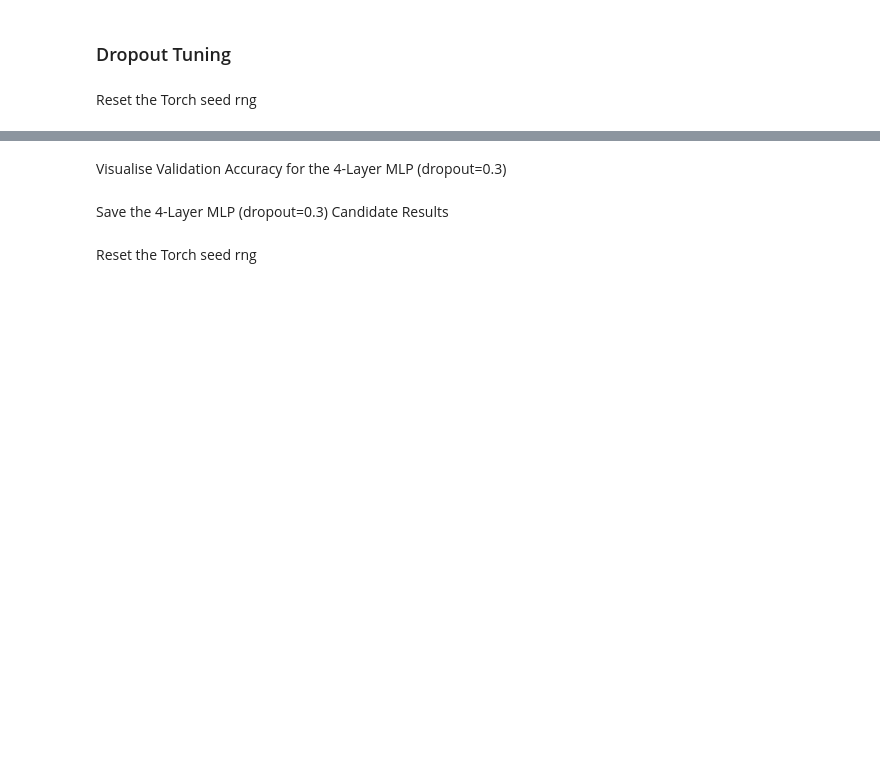
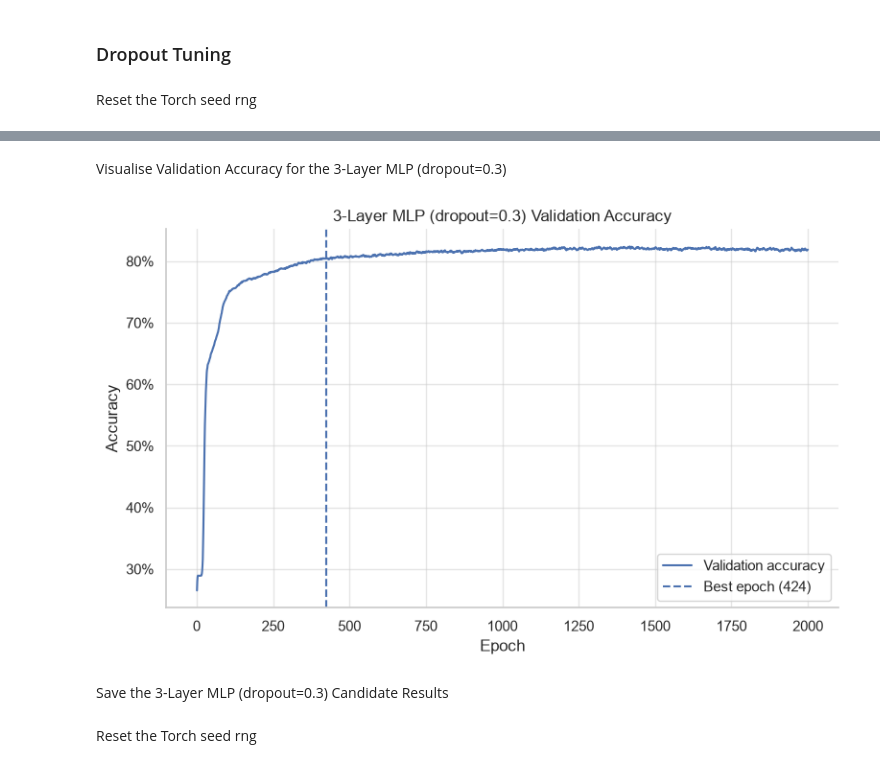
Before and after one commit to dm-uq/PatternAnalysis-2026, a Jupyter notebook: recognition/MultiLayer_GNN_s45506053/04_mlp_tuning.ipynb, the cells around one changed output, grey strips where cells are left out. Saved outputs shown, nothing was run; the diff lists cells and outputs as text; code cells hidden in the pictures; blank space fills up the shorter version.

```diff
--- a/recognition/MultiLayer_GNN_s45506053/04_mlp_tuning.ipynb
+++ b/recognition/MultiLayer_GNN_s45506053/04_mlp_tuning.ipynb
@@ -933,13 +1114,15 @@ mlp4_loss_fig.savefig(
     bbox_inches="tight",
 )
 # %% [markdown]
-Visualise Validation Accuracy for the 4-Layer MLP (dropout=0.3)
+Visualise Validation Accuracy for the 3-Layer MLP (dropout=0.3)
 # %%
-mlp4_accuracy_fig, _ = plot_training_validation_accuracy(
-    history=mlp4_result["history"],
-    best_epoch=mlp4_result["best_epoch"],
-    title="4-Layer MLP (dropout=0.3) Validation Accuracy",
+mlp3_accuracy_fig, _ = plot_training_validation_accuracy(
+    history=mlp3_result["history"],
+    best_epoch=mlp3_result["best_epoch"],
+    title="3-Layer MLP (dropout=0.3) Validation Accuracy",
 )
 
 plt.show()
+# %% [output]
+[figure, added]
 # %%
@@ -950,5 +1133,5 @@ mlp4_accuracy_fig.savefig(
     bbox_inches="tight",
 )
 # %% [markdown]
-Save the 4-Layer MLP (dropout=0.3) Candidate Results
+Save the 3-Layer MLP (dropout=0.3) Candidate Results
 # %%
```
Also changed, not shown: parts of 364 cells of this notebook, 2 other files.
